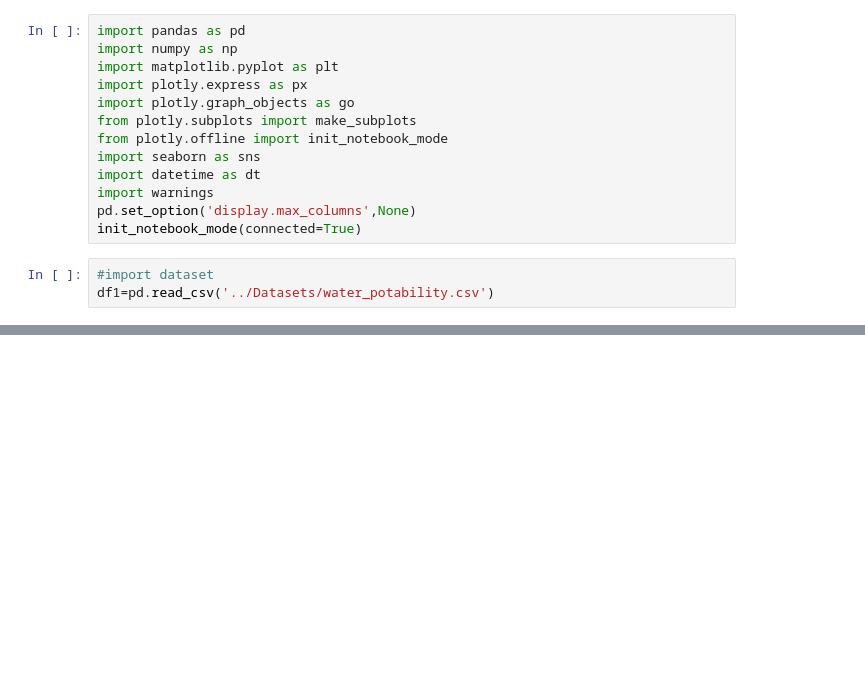
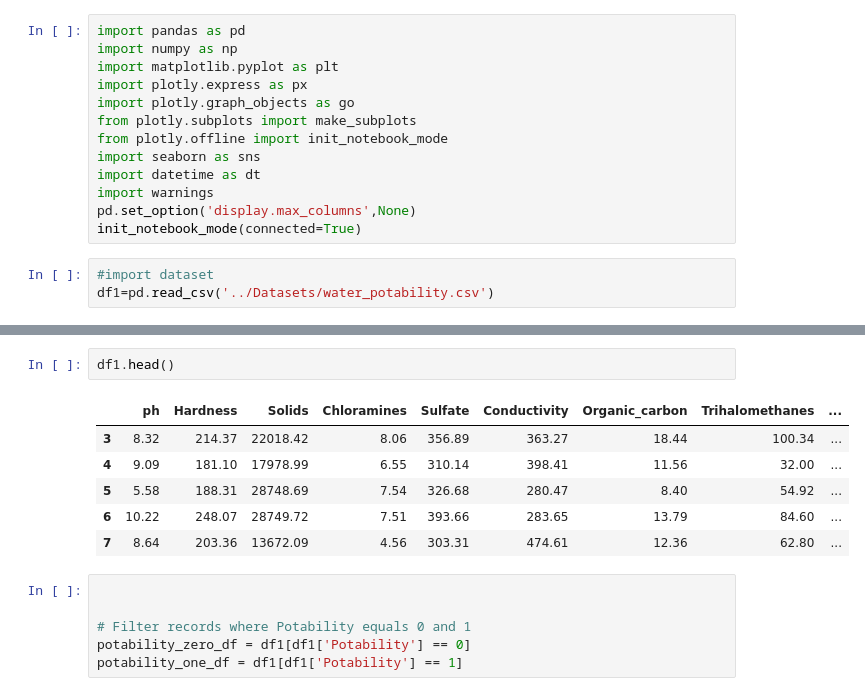
Before and after one commit to ShamindaKanchana/H2OData_Dive, a Jupyter notebook: Notebook/h2oData.ipynb, the cells around one changed output, grey strips where cells are left out. Saved outputs shown, nothing was run; the diff lists cells and outputs as text; blank space fills up the shorter version.

```diff
--- a/Notebook/h2oData.ipynb
+++ b/Notebook/h2oData.ipynb
@@ -25,0 +111,15 @@ df1.head()
+# %%
+df1.head()
+# %% [output]
+|  | ph | Hardness | Solids | Chloramines | Sulfate | Conductivity | Organic_carbon | Trihalomethanes | ... |
+| 3 | 8.32 | 214.37 | 22018.42 | 8.06 | 356.89 | 363.27 | 18.44 | 100.34 | ... |
+| 4 | 9.09 | 181.10 | 17978.99 | 6.55 | 310.14 | 398.41 | 11.56 | 32.00 | ... |
+| 5 | 5.58 | 188.31 | 28748.69 | 7.54 | 326.68 | 280.47 | 8.40 | 54.92 | ... |
+| 6 | 10.22 | 248.07 | 28749.72 | 7.51 | 393.66 | 283.65 | 13.79 | 84.60 | ... |
+| 7 | 8.64 | 203.36 | 13672.09 | 4.56 | 303.31 | 474.61 | 12.36 | 62.80 | ... |
+# %%
+
+
+# Filter records where Potability equals 0 and 1
+potability_zero_df = df1[df1['Potability'] == 0]
+potability_one_df = df1[df1['Potability'] == 1]
```
Also changed, not shown: parts of 8 cells of this notebook.
